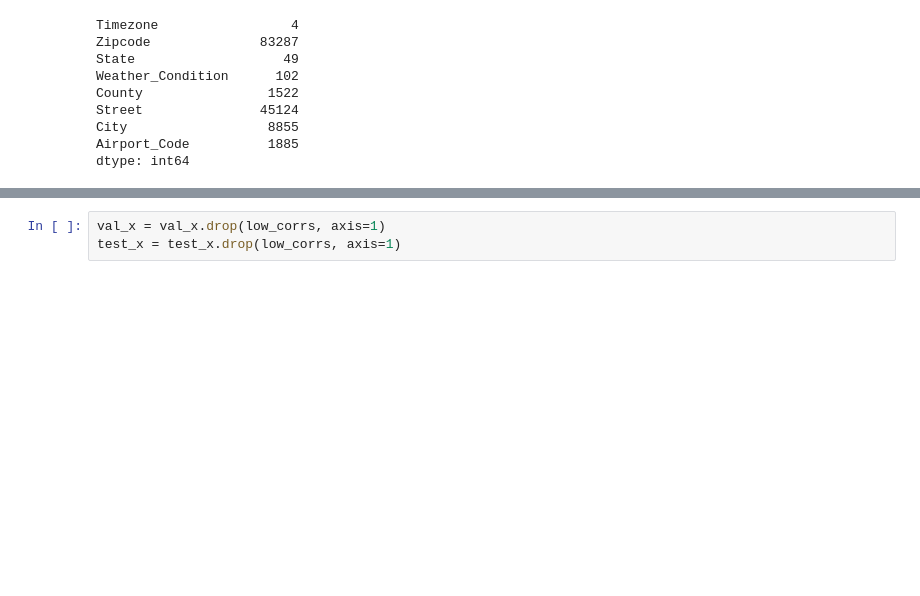
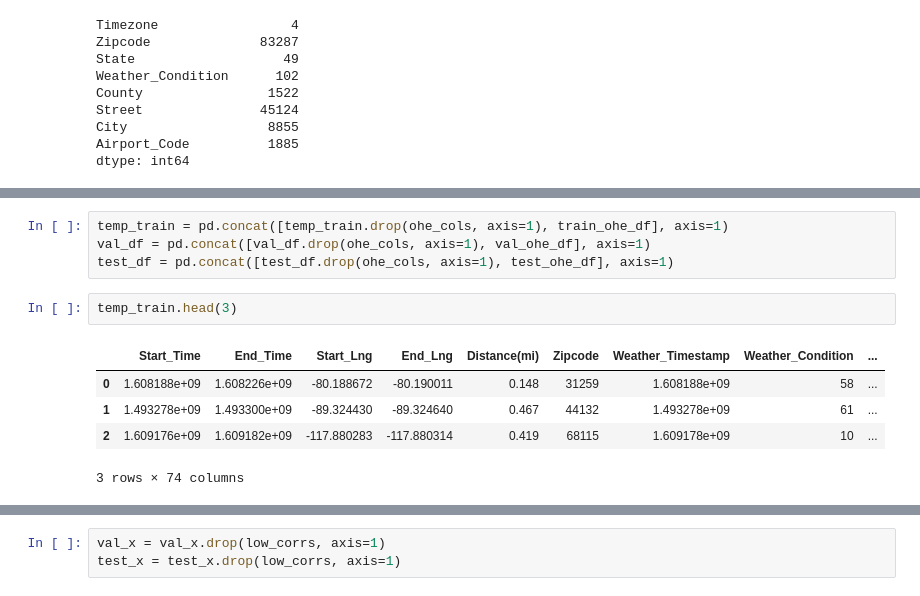
Before and after one commit to s3818311/PDS, a Jupyter notebook: main.ipynb, the cells around one changed output, grey strips where cells are left out. Saved outputs shown, nothing was run; the diff lists cells and outputs as text; blank space fills up the shorter version.

```diff
--- a/main.ipynb
+++ b/main.ipynb
@@ -2062,0 +2039,12 @@ test_df
+# %%
+temp_train = pd.concat([temp_train.drop(ohe_cols, axis=1), train_ohe_df], axis=1)
+val_df = pd.concat([val_df.drop(ohe_cols, axis=1), val_ohe_df], axis=1)
+test_df = pd.concat([test_df.drop(ohe_cols, axis=1), test_ohe_df], axis=1)
+# %%
+temp_train.head(3)
+# %% [output]
+|  | Start_Time | End_Time | Start_Lng | End_Lng | Distance(mi) | Zipcode | Weather_Timestamp | Weather_Condition | ... |
+| 0 | 1.608188e+09 | 1.608226e+09 | -80.188672 | -80.190011 | 0.148 | 31259 | 1.608188e+09 | 58 | ... |
+| 1 | 1.493278e+09 | 1.493300e+09 | -89.324430 | -89.324640 | 0.467 | 44132 | 1.493278e+09 | 61 | ... |
+| 2 | 1.609176e+09 | 1.609182e+09 | -117.880283 | -117.880314 | 0.419 | 68115 | 1.609178e+09 | 10 | ... |
+3 rows × 74 columns
```
Also changed, not shown: parts of 26 cells of this notebook.
